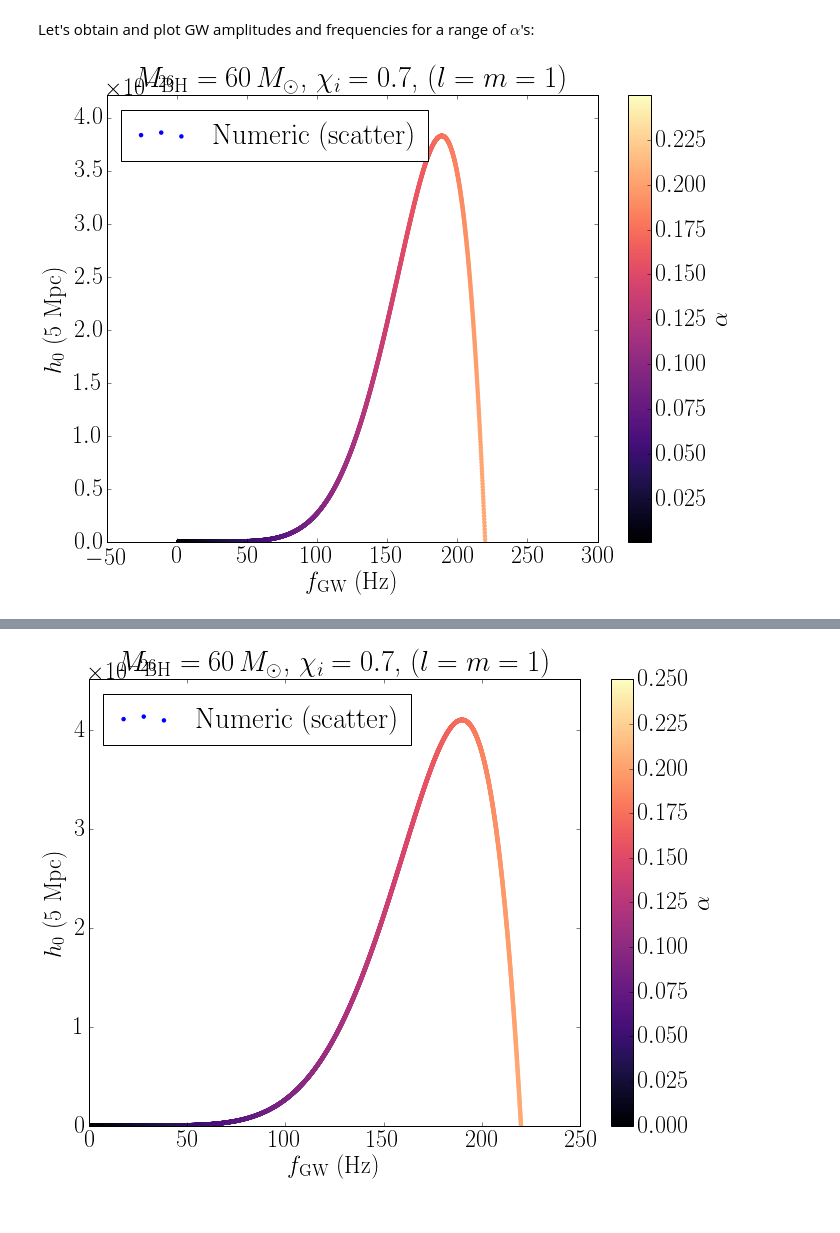
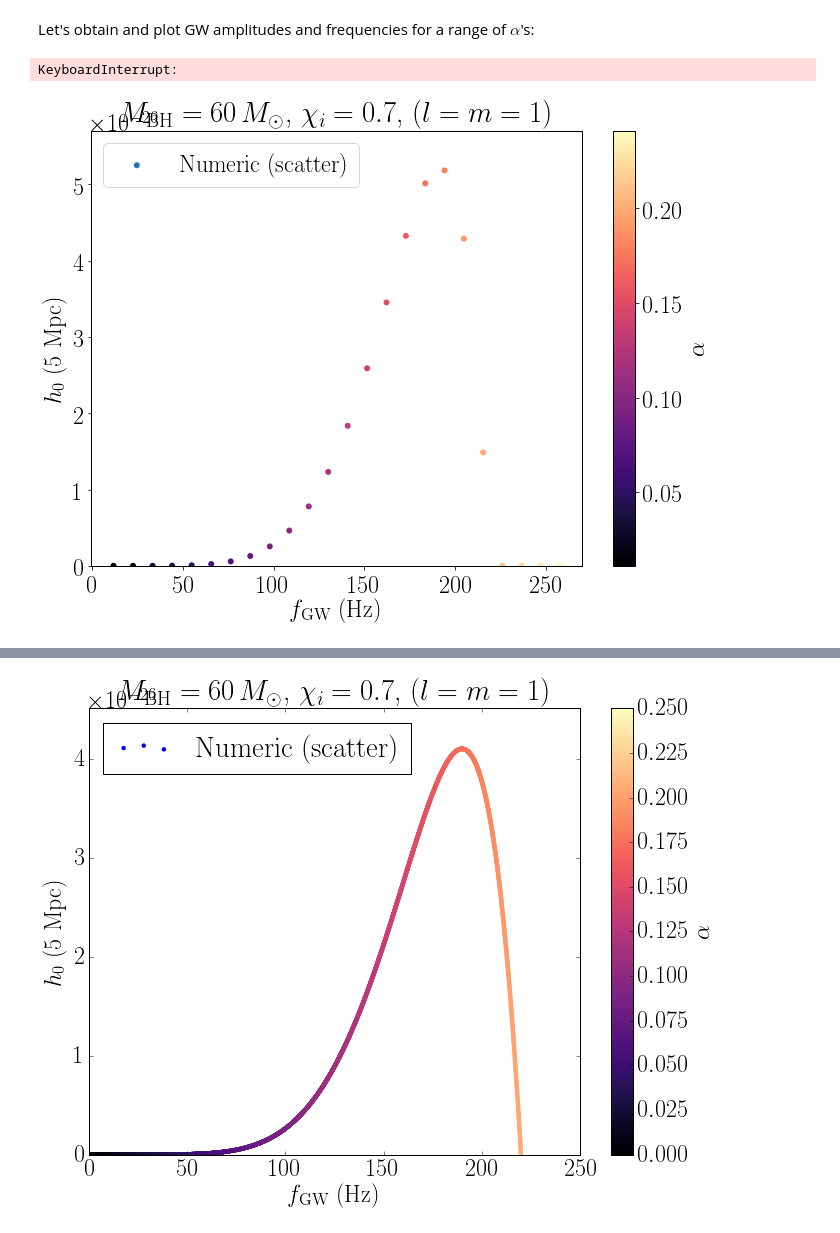
Before and after one commit to maxisi/gwaxion, a Jupyter notebook: examples/strain_example.ipynb, the cells around one changed output, grey strips where cells are left out. Cells and saved outputs as stored; diff of their text form; code cells hidden in the pictures.

```diff
--- a/examples/strain_example.ipynb
+++ b/examples/strain_example.ipynb
@@ -26,21 +26,23 @@ For concreteness, also assume a distance of 5 Mpc:
 distance = 5E6 * physics.PC_SI
 # %% [markdown]
 Let's obtain and plot GW amplitudes and frequencies for a range of $\alpha$'s:
+# %%
+h0rs, fgws, alphas = bh.scan_alphas(alpha_max=0.25, delta_alpha=0.005)
+
+# h0rs are the amplitudes 1m away from the source, so rescale by actual distance
+h0s = h0rs / distance
+# %% [output]
+KeyboardInterrupt:
 # %%
-h0rs, fgws, alphas = bh.scan_alphas(alpha_max=0.25, delta_alpha=0.0001)
-
-# h0rs are the amplitudes 1m away from the source, so rescale by actual distance
-h0s = h0rs / distance
-
 fig, ax = plt.subplots(1, figsize=(11,8))
 s = ax.scatter(fgws, h0s, c=alphas, edgecolor='none', label='Numeric (scatter)', cmap=cmap)
 cb = plt.colorbar(s, label=r'$\alpha$')
-ax.set_ylim(0, max(h0s)*1.1)
+ax.set_ylim(0, np.nanmax(h0s)*1.1)
 ax.set_xlabel(r"$f_{\rm GW}$ (Hz)")
 ax.set_ylabel(r"$h_0$ (5 Mpc)")
 plt.title(r"$M_{\rm BH}=60\,M_\odot$, $\chi_i=0.7$, $(l=m=1)$")
 plt.legend(loc="upper left")
 plt.show()
 plt.close()
 # %% [output]
-[figure, old version]
+[figure, new version]
```
Also changed, not shown: parts of 2 cells of this notebook, 3 other files.
